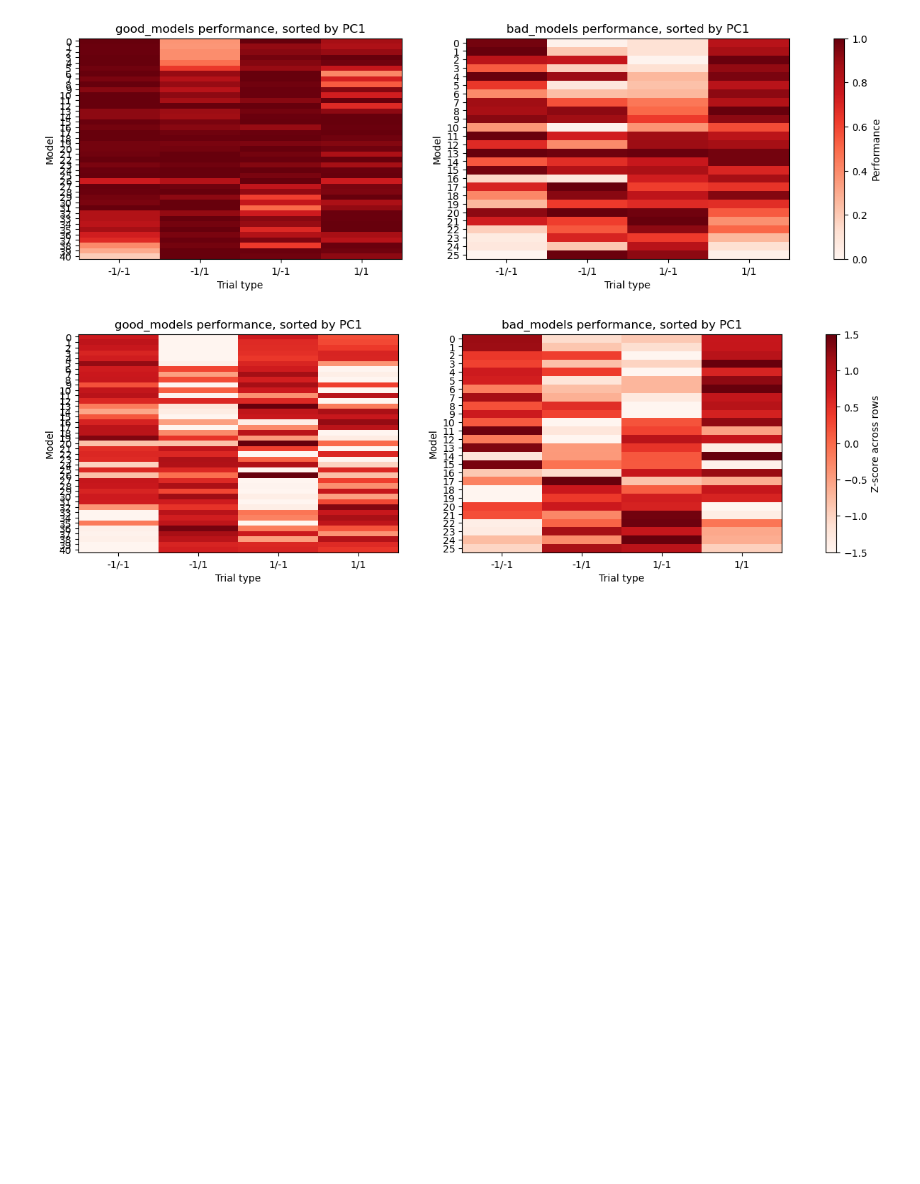
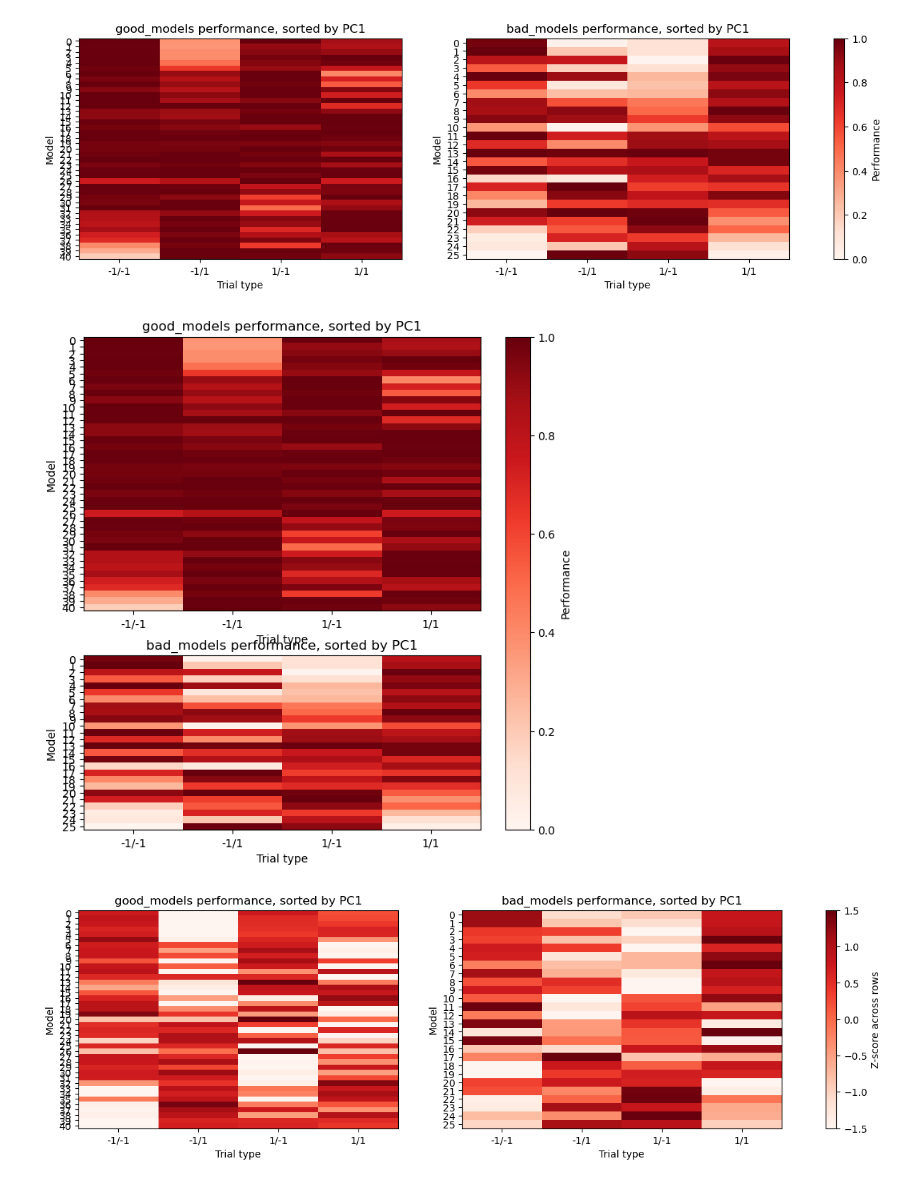
Before and after one commit to renee-tung/spikeRNN, a Jupyter notebook: analysis_code/model_eval/model_stim_preference_v1.ipynb, the cells around one changed output. Drawn from its saved outputs; the diff is of its cells as text; code cells hidden in the pictures; blank space fills up the shorter version.

```diff
--- a/analysis_code/model_eval/model_stim_preference_v1.ipynb
+++ b/analysis_code/model_eval/model_stim_preference_v1.ipynb
@@ -366,6 +366,46 @@ cbar.set_label('Performance')
 plt.show()
 # %% [output]
 [figure]
+# %%
+# sort by pca order
+
+from sklearn.decomposition import PCA
+
+# fig, axs = plt.subplots(2,1,figsize=(8,8))
+
+# Get the number of rows in each dataset
+num_rows = [trialtype_perfs[0].shape[0], trialtype_perfs[1].shape[0]]
+
+# Set height ratios based on the number of rows so that row heights are equal
+fig, axs = plt.subplots(2, 1, figsize=(8, 8), gridspec_kw={'height_ratios': num_rows})
+
+for i, models_type in enumerate(models_types):
+    pca = PCA(n_components=2)
+    trialtype_perfs_pca = pca.fit_transform(trialtype_perfs[i])
+    sort_idx = np.argsort(trialtype_perfs_pca[:,0])
+    trialtype_perfs_sorted = trialtype_perfs[i][sort_idx]
+
+    axs[i].imshow(trialtype_perfs_sorted, aspect='auto', cmap='Reds', vmin=0, vmax=1)
+    axs[i].set_xticks(np.arange(len(condition_names)))
+    axs[i].set_xticklabels(condition_names)
+    axs[i].set_yticks(np.arange(trialtype_perfs[i].shape[0]))
+    axs[i].set_yticklabels(np.arange(trialtype_perfs[i].shape[0]))
+    axs[i].set_title(f'{models_type} performance, sorted by PC1')
+    axs[i].set_xlabel('Trial type')
+    axs[i].set_ylabel('Model')
+# get colorbar
+sm = plt.cm.ScalarMappable(cmap='Reds', norm=plt.Normalize(vmin=0, vmax=1))
+sm._A = []
+cbar = plt.colorbar(sm, ax=axs)
+cbar.set_label('Performance')
+# plt.tight_layout()
+
+# savefig as svg
+plt.savefig('/home/nuttidalab/Documents/spikeRNN/results/2025_Cosyne/Poster/selectivity.svg', format='svg')
+
+plt.show()
+# %% [output]
+[figure, added]
 # %%
 # sort by pca order (z-scoring)
 
```
Also changed, not shown: parts of 1 cell of this notebook, 6 other files.
